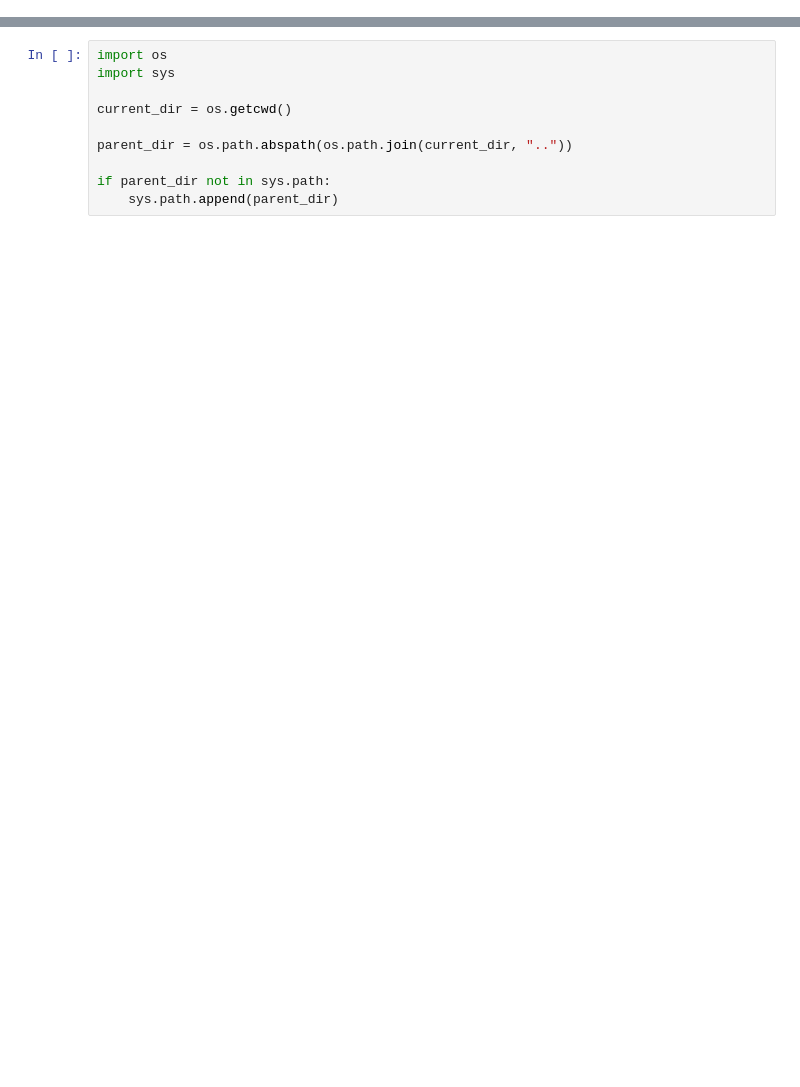
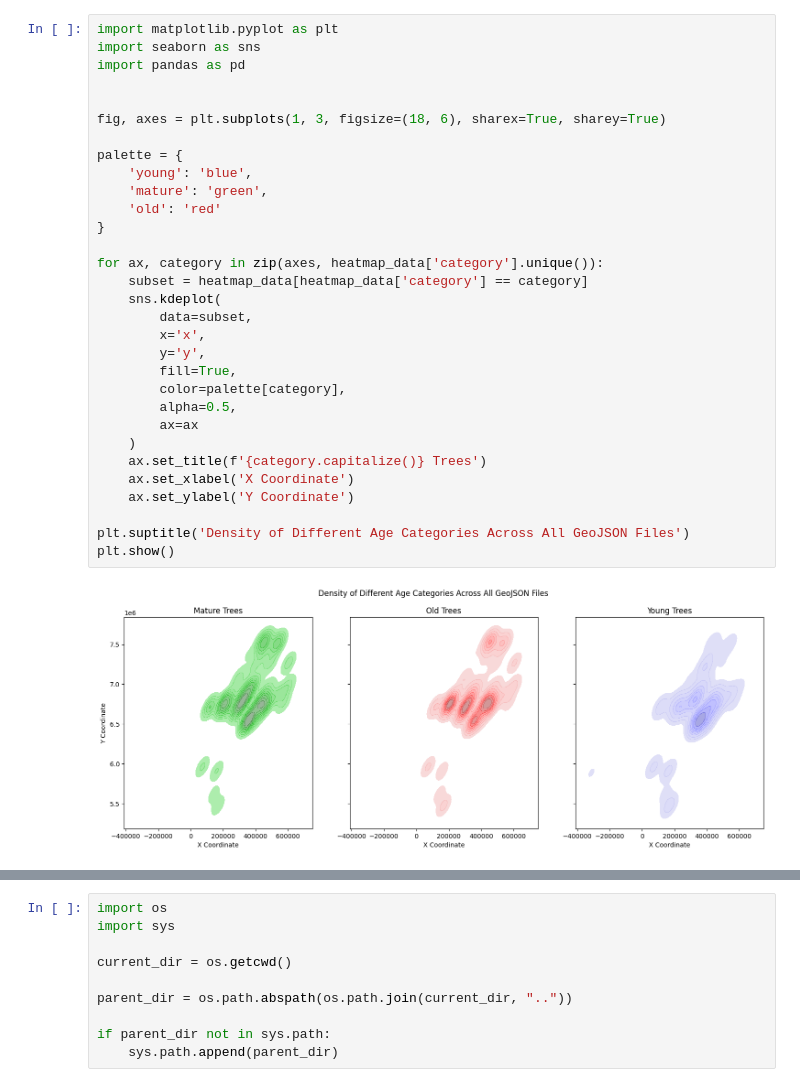
Before and after one commit to Global-Ecosystem-Health-Observatory/TreeMort, a Jupyter notebook: colab/demo.ipynb, the cells around one changed output, grey strips where cells are left out. Drawn from its saved outputs; the diff is of its cells as text; blank space fills up the shorter version.

```diff
--- a/colab/demo.ipynb
+++ b/colab/demo.ipynb
@@ -0,0 +137,33 @@
+# %%
+import matplotlib.pyplot as plt
+import seaborn as sns
+import pandas as pd
+
+
+fig, axes = plt.subplots(1, 3, figsize=(18, 6), sharex=True, sharey=True)
+
+palette = {
+    'young': 'blue',
+    'mature': 'green',
+    'old': 'red'
+}
+
+for ax, category in zip(axes, heatmap_data['category'].unique()):
+    subset = heatmap_data[heatmap_data['category'] == category]
+    sns.kdeplot(
+        data=subset,
+        x='x',
+        y='y',
+        fill=True,
+        color=palette[category],
+        alpha=0.5,
+        ax=ax
+    )
+    ax.set_title(f'{category.capitalize()} Trees')
+    ax.set_xlabel('X Coordinate')
+    ax.set_ylabel('Y Coordinate')
+
+plt.suptitle('Density of Different Age Categories Across All GeoJSON Files')
+plt.show()
+# %% [output]
+[figure, added]
```
Also changed, not shown: parts of 48 cells of this notebook, 10 other files.
